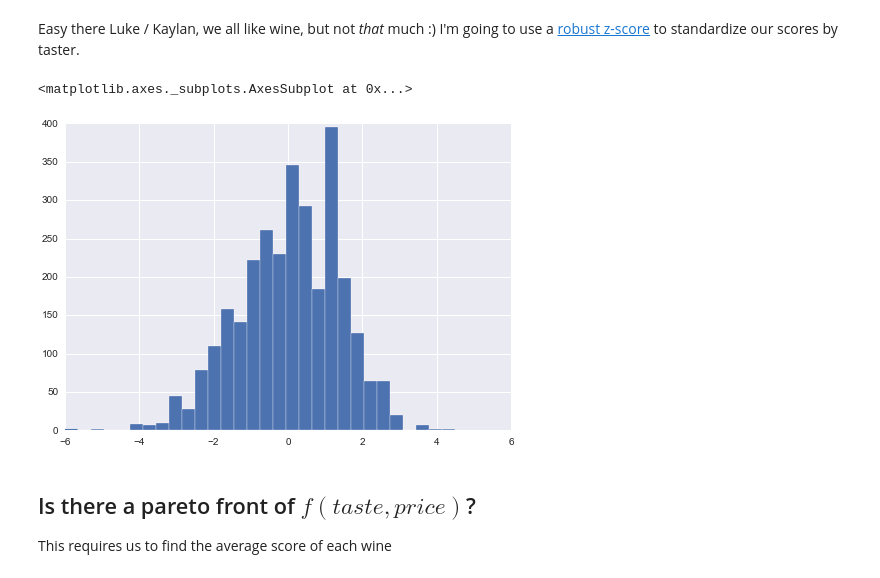
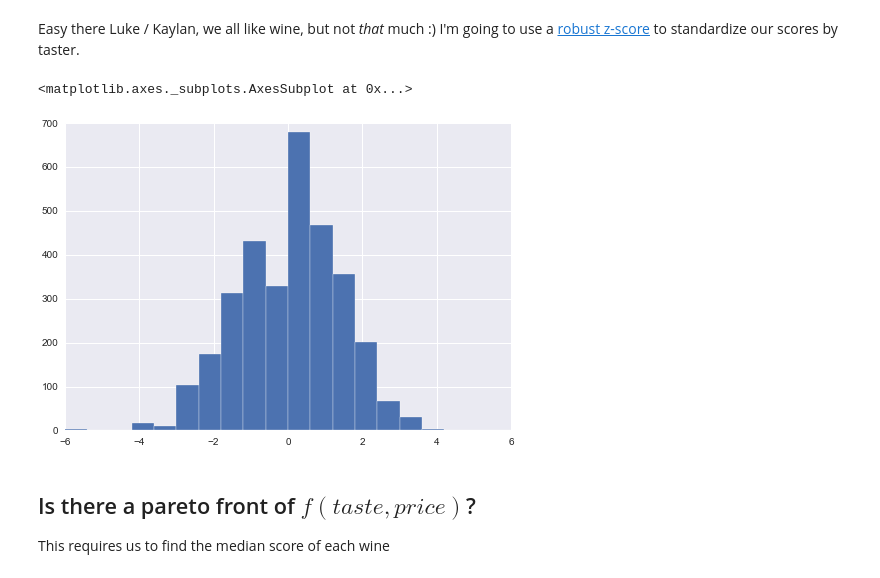
Before and after one commit to pstjohn/old-github-pages-site, a Jupyter notebook: notebooks/2015-04-01-wine-analysis.ipynb, the cells around one changed output. Cells and saved outputs as stored; diff of their text form; code cells hidden in the pictures.

Commit message:
additional plots

```diff
--- a/notebooks/2015-04-01-wine-analysis.ipynb
+++ b/notebooks/2015-04-01-wine-analysis.ipynb
@@ -78,12 +90,12 @@ def robust_z(x):
     mad = np.abs(dev).median()
     return dev / mad
 
-pruned_scores['scaled_score'] = pruned_scores.loc[:,['Name', 'Score']].groupby('Name').apply(robust_z)
+scores['scaled_score'] = scores.loc[:,['Name', 'Score']].groupby('Name').apply(robust_z)
 # %%
-pruned_scores.scaled_score.hist(bins=30)
+scores.scaled_score.hist(bins=20, range=(-6,6))
 # %% [output]
 <matplotlib.axes._subplots.AxesSubplot at 0x...>
-[figure, old version]
+[figure, new version]
 # %% [markdown]
 ## Is there a pareto front of $f(taste, price)$?
-This requires us to find the average score of each wine
+This requires us to find the median score of each wine
```
Also changed, not shown: parts of 8 cells of this notebook, 7 other files.
